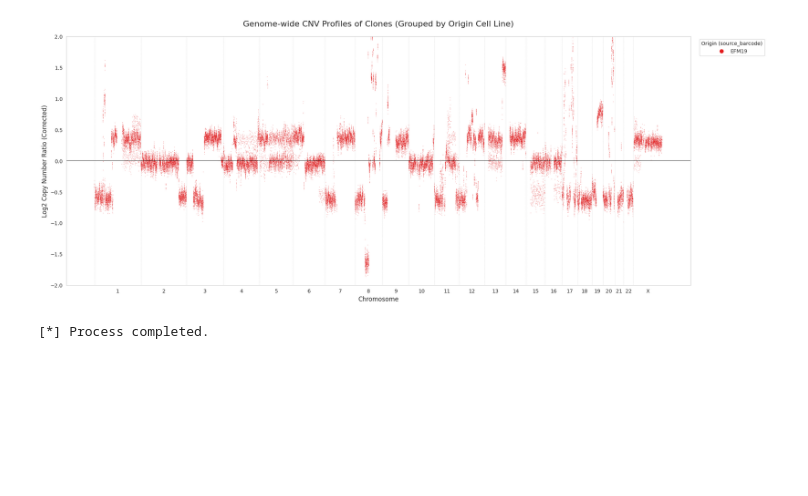
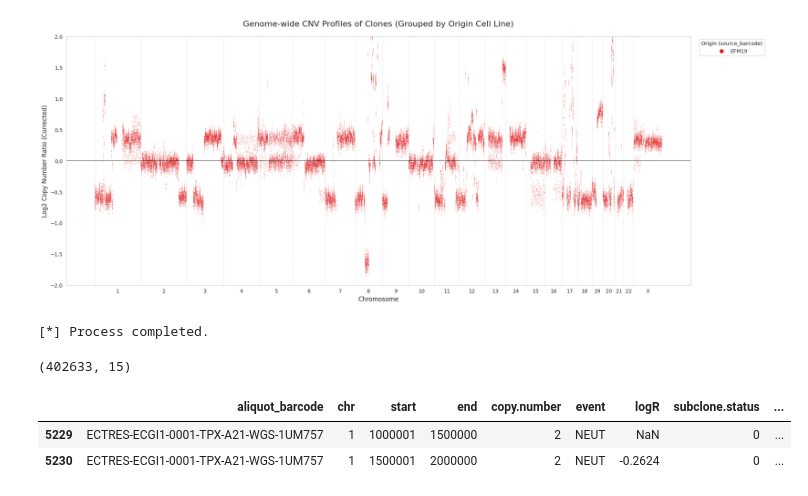
Before and after one commit to JiwonShon/ECTRES, a Jupyter notebook: ichorCNA.ipynb, the cells around one changed output. Cells and saved outputs as stored; diff of their text form; code cells hidden in the pictures; blank space fills up the shorter version.

```diff
--- a/ichorCNA.ipynb
+++ b/ichorCNA.ipynb
@@ -589,3 +588,41 @@ print("[*] Process completed.")
 [*] Generating Genome-wide CNV Plot...
 [figure]
 [*] Process completed.
+# %%
+cna_seg = pd.read_csv('../summary/ichorCNA/ECTRES_ichorCNA_cna_seg_20260319.csv')
+cna_seg.rename(columns = {'sample_id' : 'aliquot_barcode'}, inplace = True)
+# seg = pd.read_csv('../summary/ichorCNA/ECTRES_ichorCNA_seg_20260319.csv')
+
+cna_seg= pd.merge(cna_seg, bam_manifest[['aliquot_barcode','source_barcode','sample_id']], on='aliquot_barcode', how='left')
+
+
+aaSuite_gemline_ms = cna_seg.copy()
+aaSuite_gemline_ms['old_source_barcode'] = aaSuite_gemline_ms['source_barcode']
+aaSuite_gemline_ms['old_sample_id'] = aaSuite_gemline_ms['sample_id']
+
+# 2. 첫 번째 케이스: ECGI1 + EG_21 조합인 경우만 H2170 + NCI_40으로 변경
+cond1 = (aaSuite_gemline_ms['old_source_barcode'] == 'ECGI1') & (aaSuite_gemline_ms['old_sample_id'] == 'EG_21')
+aaSuite_gemline_ms.loc[cond1, 'source_barcode'] = 'H2170'
+aaSuite_gemline_ms.loc[cond1, 'sample_id'] = 'NCI_40'
+
+# 3. 두 번째 케이스: H2170 + NCI_10 조합인 경우만 ECGI1 + EG_40으로 변경
+cond2 = (aaSuite_gemline_ms['old_source_barcode'] == 'H2170') & (aaSuite_gemline_ms['old_sample_id'] == 'NCI_10')
+aaSuite_gemline_ms.loc[cond2, 'source_barcode'] = 'ECGI1'
+aaSuite_gemline_ms.loc[cond2, 'sample_id'] = 'EG_40'
+
+cna_seg = aaSuite_gemline_ms.copy()
+
+
+
+print(cna_seg.shape)
+
+cna_seg.head(2)
+
+cna_seg_sub = cna_seg[cna_seg['source_barcode']=='H2170'].copy()
+
+cna_seg_sub.head(2)
+# %% [output]
+(402633, 15)
+|  | aliquot_barcode | chr | start | end | copy.number | event | logR | subclone.status | ... |
+| 5229 | ECTRES-ECGI1-0001-TPX-A21-WGS-1UM757 | 1 | 1000001 | 1500000 | 2 | NEUT | NaN | 0 | ... |
+| 5230 | ECTRES-ECGI1-0001-TPX-A21-WGS-1UM757 | 1 | 1500001 | 2000000 | 2 | NEUT | -0.2624 | 0 | ... |
```
Also changed, not shown: parts of 6 cells of this notebook, 2 other files.
